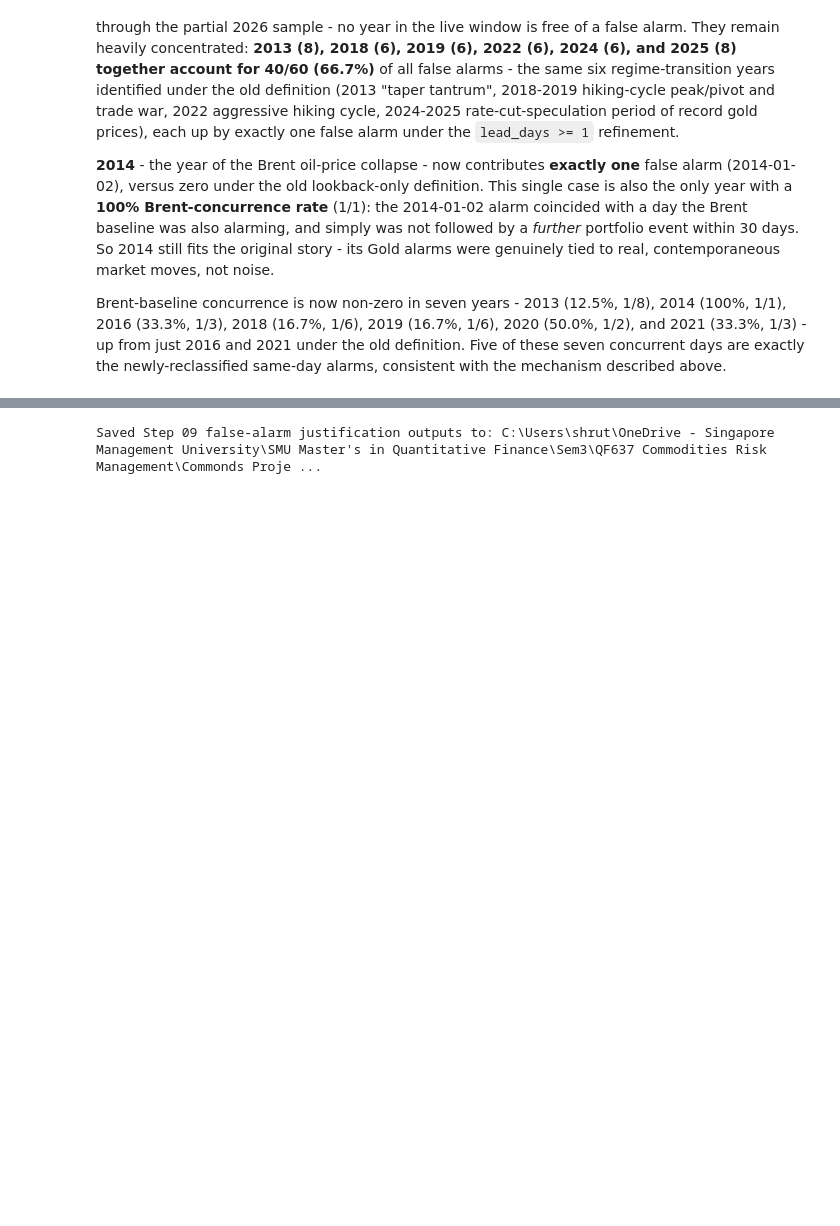
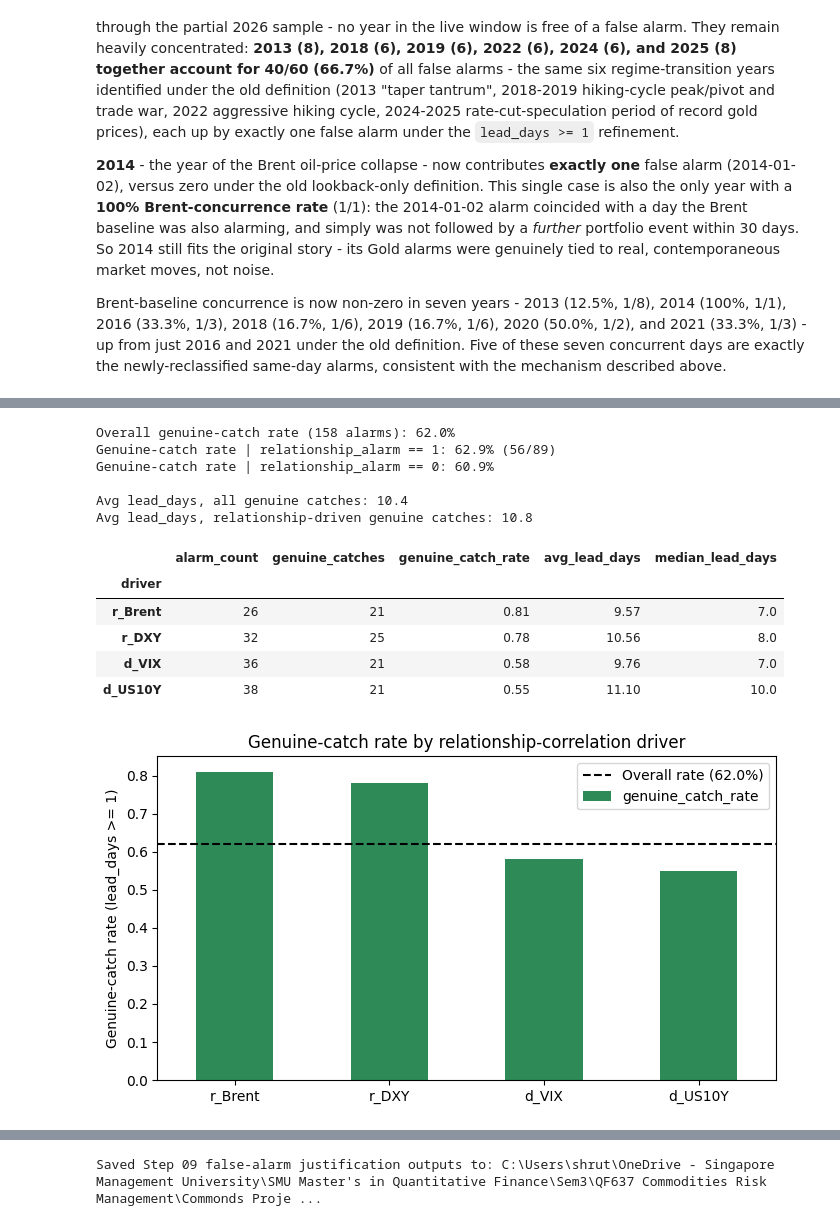
Before and after one commit to sohweihan/qf637, a Jupyter notebook: 09_FalseAlarmJustification.ipynb, the cells around one changed output, grey strips where cells are left out. Drawn from its saved outputs; the diff is of its cells as text; code cells hidden in the pictures; blank space fills up the shorter version.

Commit message:
VIX and 10Y were proving to be the culprits for the false alarms, so i added a section to analyse the True Alarms to see what their share is like as a redemption arc lol

```diff
--- a/09_FalseAlarmJustification.ipynb
+++ b/09_FalseAlarmJustification.ipynb
@@ -382,0 +501,54 @@ mechanism described above.
+# %%
+driver_redemption_rows = []
+for col in corr_z_cols:
+    driver = col.replace("gold_corr_", "").replace("_z", "")
+    mask = rel_alarms["relationship_drivers"].apply(lambda s: driver in s.split("+"))
+    sub = rel_alarms.loc[mask]
+    true_sub = sub.loc[sub["genuine_catch"]]
+    driver_redemption_rows.append({
+        "driver": driver,
+        "alarm_count": len(sub),
+        "genuine_catches": int(sub["genuine_catch"].sum()),
+        "genuine_catch_rate": sub["genuine_catch"].mean(),
+        "avg_lead_days": true_sub["lead_days"].mean(),
+        "median_lead_days": true_sub["lead_days"].median(),
+    })
+
+driver_redemption = pd.DataFrame(driver_redemption_rows).set_index("driver").round(2)
+
+overall_rate = all_alarms["genuine_catch"].mean()
+rel_rate = rel_alarms["genuine_catch"].mean()
+no_rel_rate = all_alarms.loc[all_alarms["relationship_alarm"] == 0, "genuine_catch"].mean()
+print(f"Overall genuine-catch rate (158 alarms): {overall_rate:.1%}")
+print(f"Genuine-catch rate | relationship_alarm == 1: {rel_rate:.1%} ({n_rel_true}/{len(rel_alarms)})")
+print(f"Genuine-catch rate | relationship_alarm == 0: {no_rel_rate:.1%}")
+print()
+print(f"Avg lead_days, all genuine catches: {all_alarms.loc[all_alarms['genuine_catch'], 'lead_days'].mean():.1f}")
+print(f"Avg lead_days, relationship-driven genuine catches: {rel_alarms.loc[rel_alarms['genuine_catch'], 'lead_days'].mean():.1f}")
+print()
+
+fig, ax = plt.subplots(figsize=(7, 4))
+bars = driver_redemption["genuine_catch_rate"].plot(kind="bar", ax=ax, color="seagreen")
+ax.axhline(overall_rate, color="black", linestyle="--", label=f"Overall rate ({overall_rate:.1%})")
+ax.set_ylabel("Genuine-catch rate (lead_days >= 1)")
+ax.set_title("Genuine-catch rate by relationship-correlation driver")
+ax.set_xlabel("")
+ax.tick_params(axis="x", rotation=0)
+ax.legend()
+plt.tight_layout()
+
+driver_redemption
+# %% [output]
+Overall genuine-catch rate (158 alarms): 62.0%
+Genuine-catch rate | relationship_alarm == 1: 62.9% (56/89)
+Genuine-catch rate | relationship_alarm == 0: 60.9%
+
+Avg lead_days, all genuine catches: 10.4
+Avg lead_days, relationship-driven genuine catches: 10.8
+|  | alarm_count | genuine_catches | genuine_catch_rate | avg_lead_days | median_lead_days |
+| driver |  |  |  |  |  |
+| r_Brent | 26 | 21 | 0.81 | 9.57 | 7.0 |
+| r_DXY | 32 | 25 | 0.78 | 10.56 | 8.0 |
+| d_VIX | 36 | 21 | 0.58 | 9.76 | 7.0 |
+| d_US10Y | 38 | 21 | 0.55 | 11.10 | 10.0 |
+[figure, added]
```
Also changed, not shown: parts of 8 cells of this notebook.
